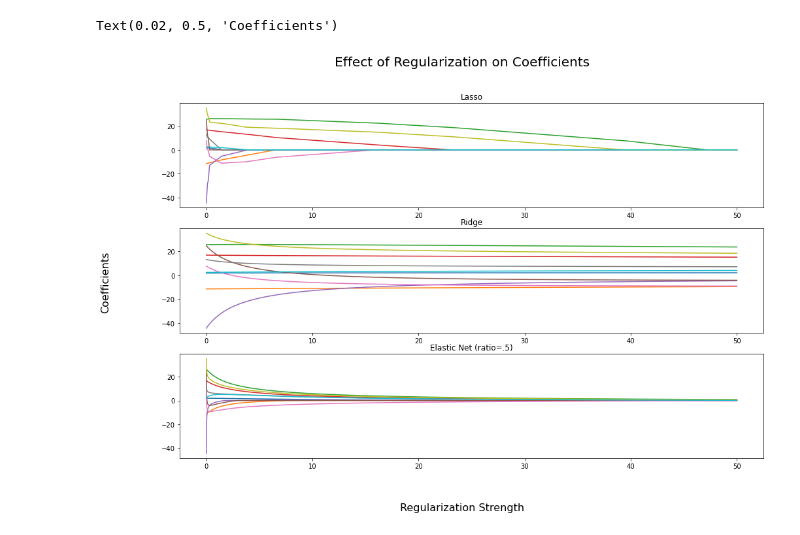
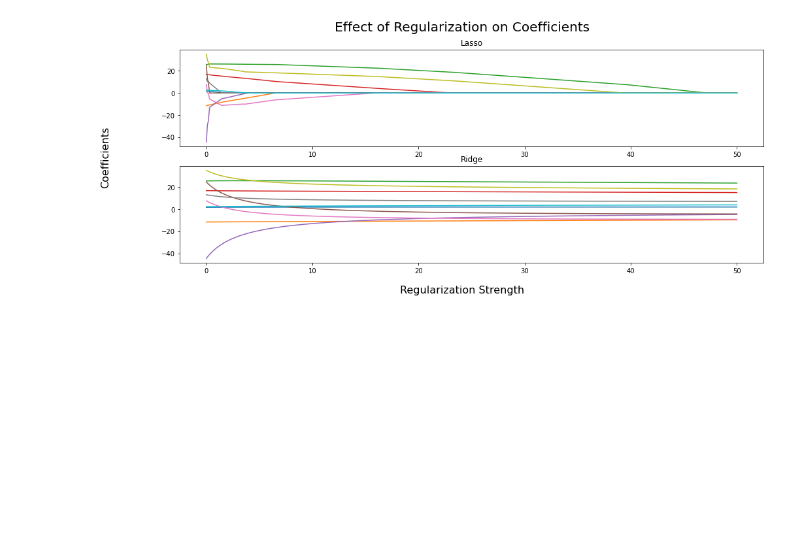
Before and after one commit to edkrueger/lasso-demo, a Jupyter notebook: notebooks/2-regularization-demonstration.ipynb, the cells around one changed output. Saved outputs shown, nothing was run; the diff lists cells and outputs as text; code cells hidden in the pictures; blank space fills up the shorter version.

Commit message:
Remove elastic-net.

```diff
--- a/notebooks/2-regularization-demonstration.ipynb
+++ b/notebooks/2-regularization-demonstration.ipynb
@@ -27,40 +26,33 @@ y_train = train_df[TARGET].values
 # %%
 lasso_coefs = []
 ridge_coefs = []
-elastic_net_coefs = []
 alphas = np.linspace(0, 50, 3000)
 for alpha in alphas:
 
     lasso = make_pipeline(StandardScaler(), Lasso(alpha=alpha))
     ridge = make_pipeline(StandardScaler(), Ridge(alpha=alpha))
-    elastic_net = make_pipeline(StandardScaler(), ElasticNet(alpha=alpha))
 
     lasso.fit(X_train, y_train)
     ridge.fit(X_train, y_train)
-    elastic_net.fit(X_train, y_train)
 
     lasso_coefs.append(lasso[-1].coef_)
     ridge_coefs.append(ridge[-1].coef_)
-    elastic_net_coefs.append(elastic_net[-1].coef_)
 # %%
-fig, axes = plt.subplots(nrows=3, ncols=1, figsize=(16, 10))
+fig, axes = plt.subplots(nrows=2, ncols=1, figsize=(16, 6))
 
 lasso_ax = axes[0]
 ridge_ax = axes[1]
-elastic_net_ax = axes[2]
 
 lasso_ax.plot(alphas, lasso_coefs)
 lasso_ax.set_title("Lasso")
 
 ridge_ax.plot(alphas, ridge_coefs)
 ridge_ax.set_title("Ridge")
 
-elastic_net_ax.plot(alphas, elastic_net_coefs)
-elastic_net_ax.set_title("Elastic Net (ratio=.5)")
-
 fig.suptitle("Effect of Regularization on Coefficients", size=20)
 fig.supxlabel("Regularization Strength", size=16)
 fig.supylabel("Coefficients", size=16)
+
+plt.show()
 # %% [output]
-Text(0.02, 0.5, 'Coefficients')
-[figure, old version]
+[figure, new version]
```
Also changed, not shown: parts of 1 cell of this notebook, 1 other file.
